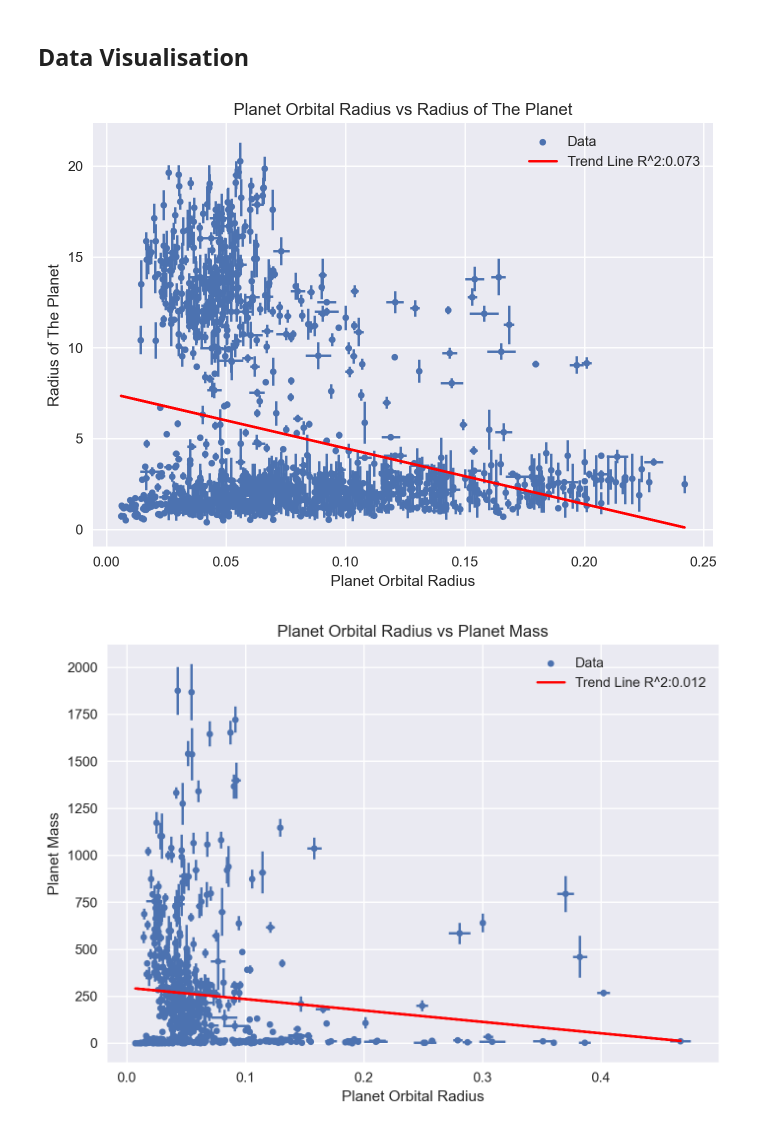
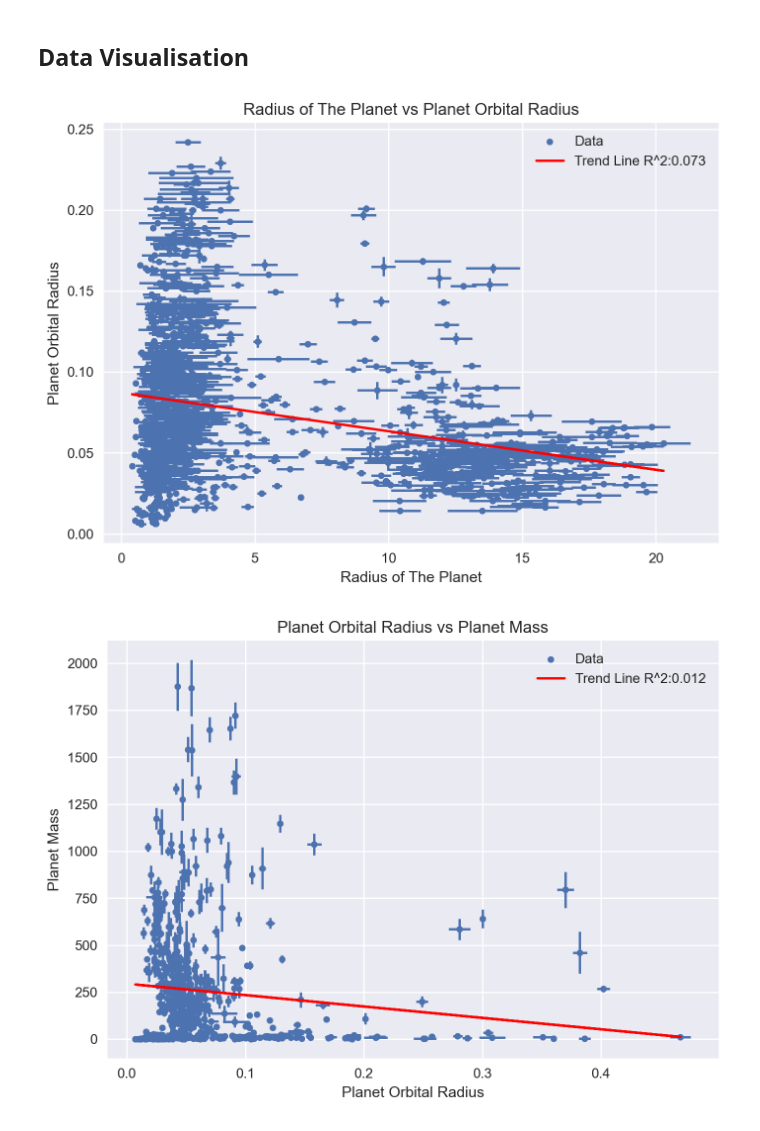
Before and after one commit to BenRyc/SPACE-, a Jupyter notebook: Data Preparation and Visualisation.ipynb, the cells around one changed output. Cells and saved outputs as stored; diff of their text form; code cells hidden in the pictures.

```diff
--- a/Data Preparation and Visualisation.ipynb
+++ b/Data Preparation and Visualisation.ipynb
@@ -252,22 +252,38 @@ massstMet = massstMet[~((massstMet < (massstMet.quantile(0.25) - 1.5 * (massstMe
 # %% [markdown]
 ## Data Visualisation
 # %%
-slope, intercept, r_value, p_value, std_err = linregress(rad['pl_orbsmax'], rad['pl_rade'])
-rad.plot(kind = 'scatter',
-         x = 'pl_orbsmax',
-         y = 'pl_rade',
+# slope, intercept, r_value, p_value, std_err = linregress(rad['pl_orbsmax'], rad['pl_rade'])
+# rad.plot(kind = 'scatter',
+#          x = 'pl_orbsmax',
+#          y = 'pl_rade',
 
-         xerr=rad['pl_orbsmaxerr1'],
-         yerr=rad['pl_radeerr1'],
-         ylabel= 'Radius of The Planet',
-         xlabel= 'Planet Orbital Radius',
-         title='Planet Orbital Radius vs Radius of The Planet')
+#          xerr=rad['pl_orbsmaxerr1'],
+#          yerr=rad['pl_radeerr1'],
+#          ylabel= 'Radius of The Planet',
+#          xlabel= 'Planet Orbital Radius',
+#          title='Planet Orbital Radius vs Radius of The Planet')
 
-plt.plot(rad['pl_orbsmax'], intercept + slope*rad['pl_orbsmax'], 'r', label='fitted line')
-plt.legend(['Data', f'Trend Line R^2:{str(r_value**2)[0:5]}'])
-plt.show()
+# plt.plot(rad['pl_orbsmax'], intercept + slope*rad['pl_orbsmax'], 'r', label='fitted line')
+# plt.legend(['Data', f'Trend Line R^2:{str(r_value**2)[0:5]}'])
+# plt.show()
-# %% [output]
-[figure, removed]
+# %%
+#THIS ONE HERE OFFICERR
+slope, intercept, r_value, p_value, std_err = linregress(rad['pl_rade'], rad['pl_orbsmax'])
+rad.plot(kind = 'scatter',
+         x = 'pl_rade',
+         y = 'pl_orbsmax',
+
+         xerr=rad['pl_radeerr1'],
+         yerr=rad['pl_orbsmaxerr1'],
+         ylabel= 'Planet Orbital Radius',
+         xlabel= 'Radius of The Planet',
+         title='Radius of The Planet vs Planet Orbital Radius')
+
+plt.plot(rad['pl_rade'], intercept + slope*rad['pl_rade'], 'r', label='fitted line')
+plt.legend(['Data', f'Trend Line R^2:{str(r_value**2)[0:5]}'])
+plt.show()
+# %% [output]
+[figure, added]
 # %%
 slope, intercept, r_value, p_value, std_err = linregress(mass['pl_orbsmax'], mass['pl_masse'])
 mass.plot(kind = 'scatter',
```
Also changed, not shown: 1 other file.
